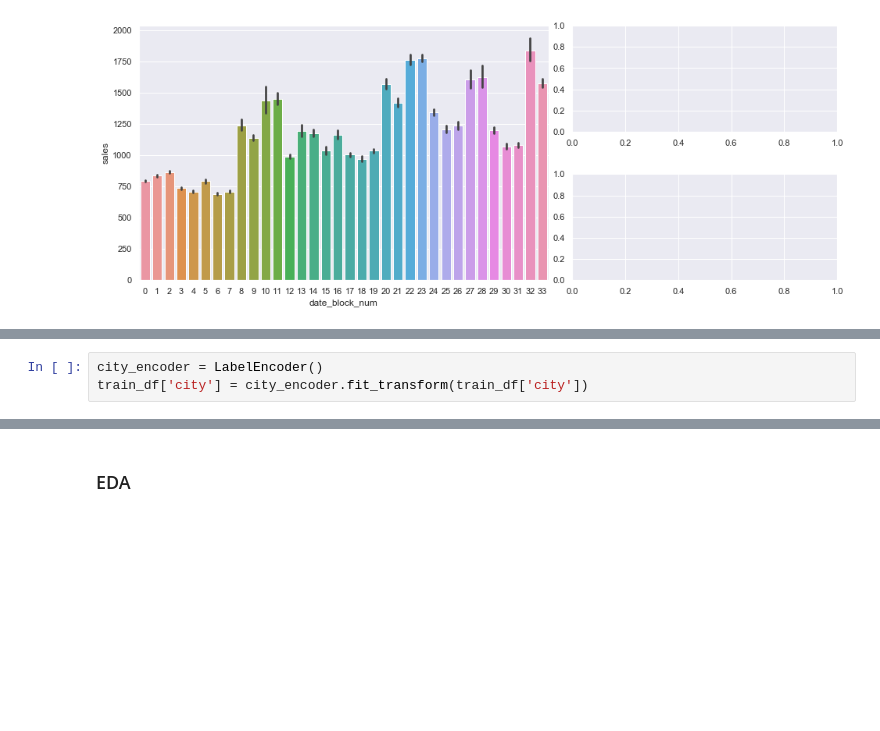
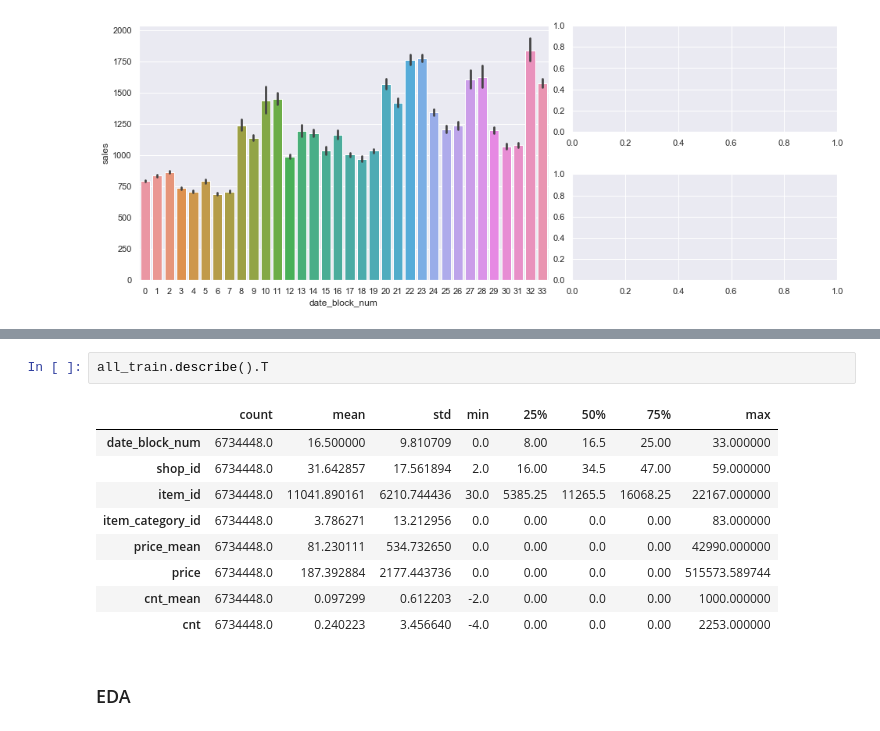
Before and after one commit to Bounty1993/ML-scripts, a Jupyter notebook: future_sales.ipynb, the cells around one changed output, grey strips where cells are left out. Drawn from its saved outputs; the diff is of its cells as text; blank space fills up the shorter version.

```diff
--- a/future_sales.ipynb
+++ b/future_sales.ipynb
@@ -162,3 +121,0 @@ train_df['city'].nunique()
-# %%
-city_encoder = LabelEncoder()
-train_df['city'] = city_encoder.fit_transform(train_df['city'])
@@ -206,3 +155,15 @@ all_train.fillna(0, inplace=True)
+# %%
+all_train.describe().T
+# %% [output]
+|  | count | mean | std | min | 25% | 50% | 75% | max |
+| date_block_num | 6734448.0 | 16.500000 | 9.810709 | 0.0 | 8.00 | 16.5 | 25.00 | 33.000000 |
+| shop_id | 6734448.0 | 31.642857 | 17.561894 | 2.0 | 16.00 | 34.5 | 47.00 | 59.000000 |
+| item_id | 6734448.0 | 11041.890161 | 6210.744436 | 30.0 | 5385.25 | 11265.5 | 16068.25 | 22167.000000 |
+| item_category_id | 6734448.0 | 3.786271 | 13.212956 | 0.0 | 0.00 | 0.0 | 0.00 | 83.000000 |
+| price_mean | 6734448.0 | 81.230111 | 534.732650 | 0.0 | 0.00 | 0.0 | 0.00 | 42990.000000 |
+| price | 6734448.0 | 187.392884 | 2177.443736 | 0.0 | 0.00 | 0.0 | 0.00 | 515573.589744 |
+| cnt_mean | 6734448.0 | 0.097299 | 0.612203 | -2.0 | 0.00 | 0.0 | 0.00 | 1000.000000 |
+| cnt | 6734448.0 | 0.240223 | 3.456640 | -4.0 | 0.00 | 0.0 | 0.00 | 2253.000000 |
 # %% [markdown]
 ### EDA
 # %%
```
Also changed, not shown: parts of 31 cells of this notebook.
